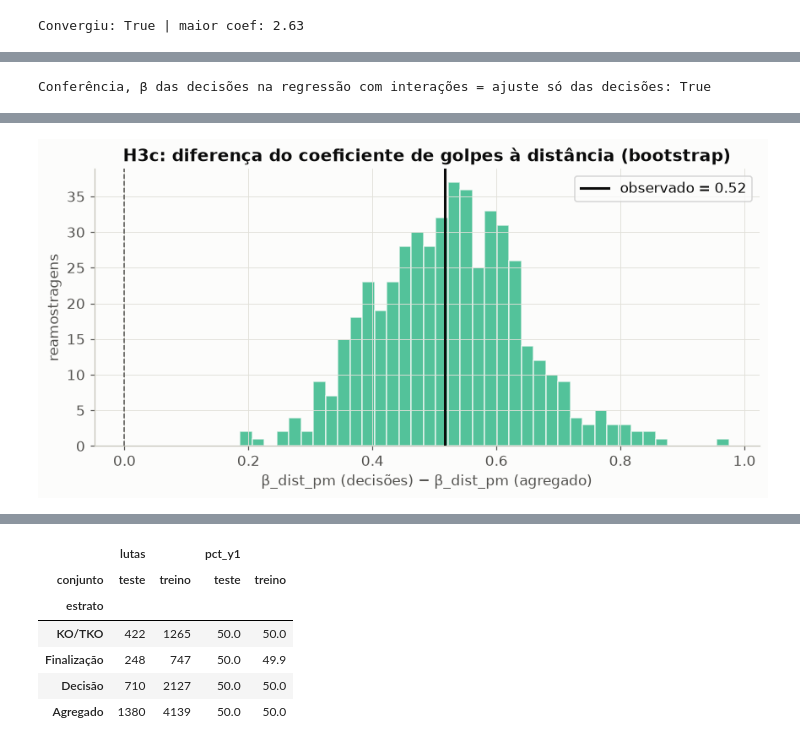
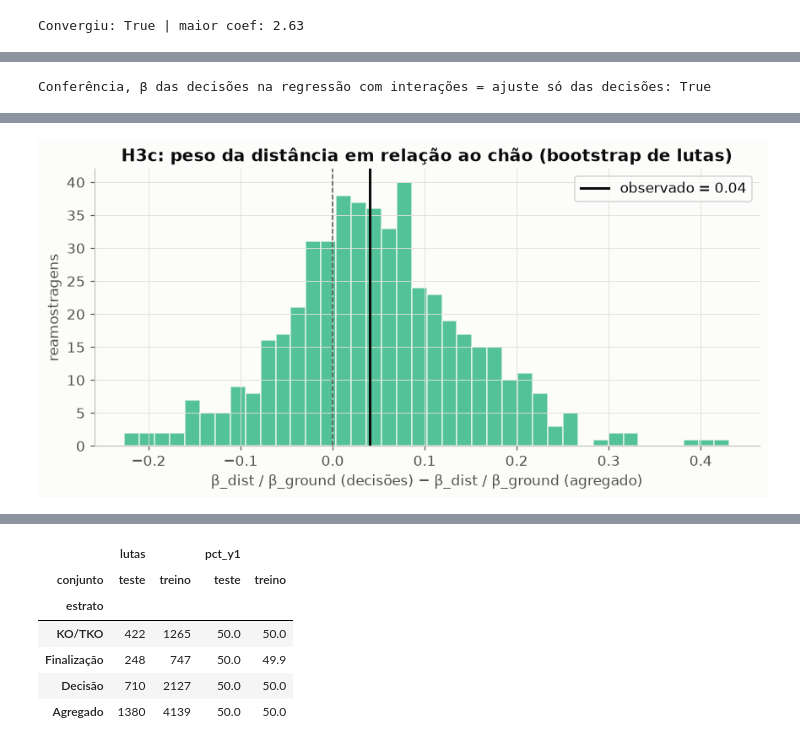
Before and after one commit to phprestes/UFC-Grappling-Decisao, a Jupyter notebook: UFC_Grappling_Decisao.ipynb, the cells around one changed output, grey strips where cells are left out. Cells and saved outputs as stored; diff of their text form; code cells hidden in the pictures.

```diff
--- a/UFC_Grappling_Decisao.ipynb
+++ b/UFC_Grappling_Decisao.ipynb
@@ -585,6 +588,10 @@ Percentuais do site foram descartados pelo scraper: as precisões são recalcula
 GRAPPLING = ["ground_pm", "ctrl_share", "td_pm", "td_acc", "td_sem_tentativa", "sub_pm", "rev"]
 STRIKING = ["dist_pm", "clinch_pm", "total_pm", "sig_acc", "kd"]
 ATRIBUTOS = GRAPPLING + STRIKING
+# total_pm e sig_acc contam golpes no solo, e kd é o mecanismo do KO: ficam fora dos blocos da Seção 10.2.
+STRIKING_PE = ["dist_pm", "clinch_pm", "pe_acc"]
+MISTOS = ["total_pm", "sig_acc", "kd"]
+EXTRAS = ["pe_acc"]  # calculado para os blocos, fora dos modelos com os 12 atributos
 
 s = fight_stats[fight_stats.fight_id.isin(lutas.fight_id)].copy()
 contagens = s.select_dtypes("number").columns
@@ -606,11 +613,13 @@ por_lutador = pd.DataFrame({
     "total_pm": s.total_str_landed / minutos,
     "sig_acc": (s.sig_str_landed / s.sig_str_attempted).where(s.sig_str_attempted > 0, 0.0),
     "kd": s.kd,
+    "pe_acc": ((s.distance_landed + s.clinch_landed) / (s.distance_attempted + s.clinch_attempted))
+              .where(s.distance_attempted + s.clinch_attempted > 0, 0.0),
 })
 por_lutador = por_lutador.merge(lutas[["fight_id", "winner_id", "estrato"]], on="fight_id")
 por_lutador["venceu"] = (por_lutador.fighter_id == por_lutador.winner_id).astype(int)
 
-assert por_lutador[ATRIBUTOS].notna().all().all()
+assert por_lutador[ATRIBUTOS + EXTRAS].notna().all().all()
 print(f"{len(por_lutador):,} linhas (lutador x luta) para {por_lutador.fight_id.nunique():,} lutas")
 por_lutador[ATRIBUTOS].describe().T.round(3)
 # %% [output]
@@ -658,14 +667,14 @@ perdedor_id = np.where(lutas.winner_id == lutas.fighter_a_id, lutas.fighter_b_id
 lutas["ref_id"] = np.where(lutas.y == 1, lutas.winner_id, perdedor_id)
 lutas["opp_id"] = np.where(lutas.y == 1, perdedor_id, lutas.winner_id)
 
-valores = por_lutador.set_index(["fight_id", "fighter_id"])[ATRIBUTOS]
+valores = por_lutador.set_index(["fight_id", "fighter_id"])[ATRIBUTOS + EXTRAS]
 ref = valores.loc[list(zip(lutas.fight_id, lutas.ref_id))].to_numpy()
 opp = valores.loc[list(zip(lutas.fight_id, lutas.opp_id))].to_numpy()
 
 COLUNAS_META = ["fight_id", "date", "ano", "estrato", "method", "weight_class", "is_women",
                 "is_title_fight", "scheduled_rounds", "duracao_min", "ref_id", "opp_id", "winner_id", "y"]
 dataset = lutas[COLUNAS_META].reset_index(drop=True)
-dataset[ATRIBUTOS] = ref - opp
+dataset[ATRIBUTOS + EXTRAS] = ref - opp
 # bool[pyarrow] comparado com int dá sempre False; por isso a conversão para numpy.
 assert (dataset.y.to_numpy() == (dataset.winner_id == dataset.ref_id).to_numpy(dtype=bool)).all()
 
@@ -1534,61 +1567,52 @@ H3b: β_ctrl − β_ground (Decisão) = -1.585 (EP 0.381), IC95% [-2.330; -0.839
 # %%
-# H3c: nas decisões, os golpes à distância ganham a importância que perdem no modelo com todas as lutas.
-# Comparação do coeficiente de dist_pm entre o modelo agregado (sem interações, 5.519 lutas)
-# e o modelo das decisões. Mesma padronização Z da H3a, para que os coeficientes sejam comparáveis.
-K = len(ATRIBUTOS)
-j_dist = ATRIBUTOS.index("dist_pm")
-j_ground = ATRIBUTOS.index("ground_pm")
-y_all = dataset["y"].to_numpy()
+# H3c: nas decisões, os golpes à distância ganham importância em relação ao grappling.
+# Coeficientes logit de amostras diferentes não se comparam em nível: todos crescem quando o ajuste
+# melhora (não colapsabilidade). A razão β_dist / β_ground cancela esse fator comum de escala.
+j_dist, j_ground = ATRIBUTOS.index("dist_pm"), ATRIBUTOS.index("ground_pm")
 is_dec = (dataset["estrato"] == "Decisão").to_numpy()
 
-# Modelo agregado: logística sem interações.
-ajuste_agg = sm.Logit(y_all, Z).fit(disp=0, maxiter=500)
-b_agg = ajuste_agg.params
-
-# Modelo das decisões: β da regressão com interações (H3a) é o ajuste só das decisões,
-# porque as interações saturam os outros estratos. Conferimos isso diretamente.
-ajuste_dec = sm.Logit(y_all[is_dec], Z[is_dec]).fit(disp=0, maxiter=500)
-b_dec = ajuste_dec.params
+b_agg = sm.Logit(y_h3, Z).fit(disp=0, maxiter=500).params
+b_dec = sm.Logit(y_h3[is_dec], Z[is_dec]).fit(disp=0, maxiter=500).params
 print("Conferência, β das decisões na regressão com interações = ajuste só das decisões:",
       bool(np.allclose(res.params[:K], b_dec, atol=1e-4)))
-
-comp = pd.DataFrame({"agregado": b_agg, "decisões": b_dec}, index=ATRIBUTOS).round(3)
+comp = pd.DataFrame({"agregado": b_agg, "decisões": b_dec, "decisões / agregado": b_dec / b_agg},
+                    index=ATRIBUTOS).round(3)
 display(comp)
 
-dif_obs = float(b_dec[j_dist] - b_agg[j_dist])
-print(f"H3c: β_dist_pm (decisões) = {b_dec[j_dist]:.3f}; agregado = {b_agg[j_dist]:.3f}; "
-      f"diferença = {dif_obs:.3f}")
 
-# Incerteza por bootstrap de lutas (reamostragem com reposição, mesma para os dois modelos).
+def razoes(idx):
+    a = sm.Logit(y_h3[idx], Z[idx]).fit(disp=0, maxiter=500).params
+    m = is_dec[idx]
+    d = sm.Logit(y_h3[idx][m], Z[idx][m]).fit(disp=0, maxiter=500).params
+    return d[j_dist] / d[j_ground], a[j_dist] / a[j_ground]
+
+
+razao_dec, razao_agg = razoes(np.arange(len(y_h3)))
+dif_h3c = razao_dec - razao_agg
 rng = np.random.default_rng(SEED)
 N_BOOT_H3C = 500
 dif_boot = []
 for _ in range(N_BOOT_H3C):
-    idx_b = rng.integers(0, len(y_all), len(y_all))
-    Zb, yb, mb = Z[idx_b], y_all[idx_b], is_dec[idx_b]
     try:
-        a = sm.Logit(yb, Zb).fit(disp=0, maxiter=500).params[j_dist]
-        d = sm.Logit(yb[mb], Zb[mb]).fit(disp=0, maxiter=500).params[j_dist]
+        r_d, r_a = razoes(rng.integers(0, len(y_h3), len(y_h3)))
     except Exception:
         continue  # falhas de convergência na reamostragem são descartadas
-    dif_boot.append(d - a)
+    dif_boot.append(r_d - r_a)
 dif_boot = np.array(dif_boot)
 ic_lo, ic_hi = np.percentile(dif_boot, [2.5, 97.5])
-p_uni = float(np.mean(dif_boot <= 0))  # H3c prevê diferença > 0
-print(f"Bootstrap ({len(dif_boot)} reamostragens válidas): IC 95% da diferença = [{ic_lo:.3f}; {ic_hi:.3f}]; "
-      f"p unilateral (diferença > 0) = {p_uni:.4f}")
-
-# Importância relativa: dist_pm em relação a ground_pm, nos dois modelos.
-print(f"Razão β_dist / β_ground: agregado = {b_agg[j_dist] / b_agg[j_ground]:.3f}; "
-      f"decisões = {b_dec[j_dist] / b_dec[j_ground]:.3f}")
+p_h3c_uni = float(np.mean(dif_boot <= 0))  # H3c prevê razão maior nas decisões
+p_h3c_bi = 2 * min(p_h3c_uni, float(np.mean(dif_boot >= 0)))
+print(f"H3c: β_dist / β_ground = {razao_dec:.3f} nas decisões e {razao_agg:.3f} no agregado; "
+      f"diferença = {dif_h3c:.3f}, IC 95% bootstrap [{ic_lo:.3f}; {ic_hi:.3f}] "
+      f"({len(dif_boot)} reamostragens); p unilateral = {p_h3c_uni:.3f}")
 
 fig, ax = plt.subplots(figsize=(8, 4))
 ax.hist(dif_boot, bins=40, color=COR_ESTRATO["Decisão"], alpha=0.75, edgecolor=COR_FUNDO)
 ax.axvline(0, color=COR_TEXTO_2, linestyle="--", linewidth=1)
-ax.axvline(dif_obs, color=COR_TEXTO, linewidth=2, label=f"observado = {dif_obs:.2f}")
-ax.set_xlabel("β_dist_pm (decisões) − β_dist_pm (agregado)")
+ax.axvline(dif_h3c, color=COR_TEXTO, linewidth=2, label=f"observado = {dif_h3c:.2f}")
+ax.set_xlabel("β_dist / β_ground (decisões) − β_dist / β_ground (agregado)")
 ax.set_ylabel("reamostragens")
-ax.set_title("H3c: diferença do coeficiente de golpes à distância (bootstrap)")
+ax.set_title("H3c: peso da distância em relação ao chão (bootstrap de lutas)")
 ax.legend()
 ax.set_facecolor(COR_FUNDO)
 fig.patch.set_facecolor(COR_FUNDO)
@@ -1617 +1639 @@ Razão β_dist / β_ground: agregado = 0.600; decisões = 0.641
-[figure, old version]
+[figure, new version]
```
Also changed, not shown: parts of 41 cells of this notebook, 9 other files.
